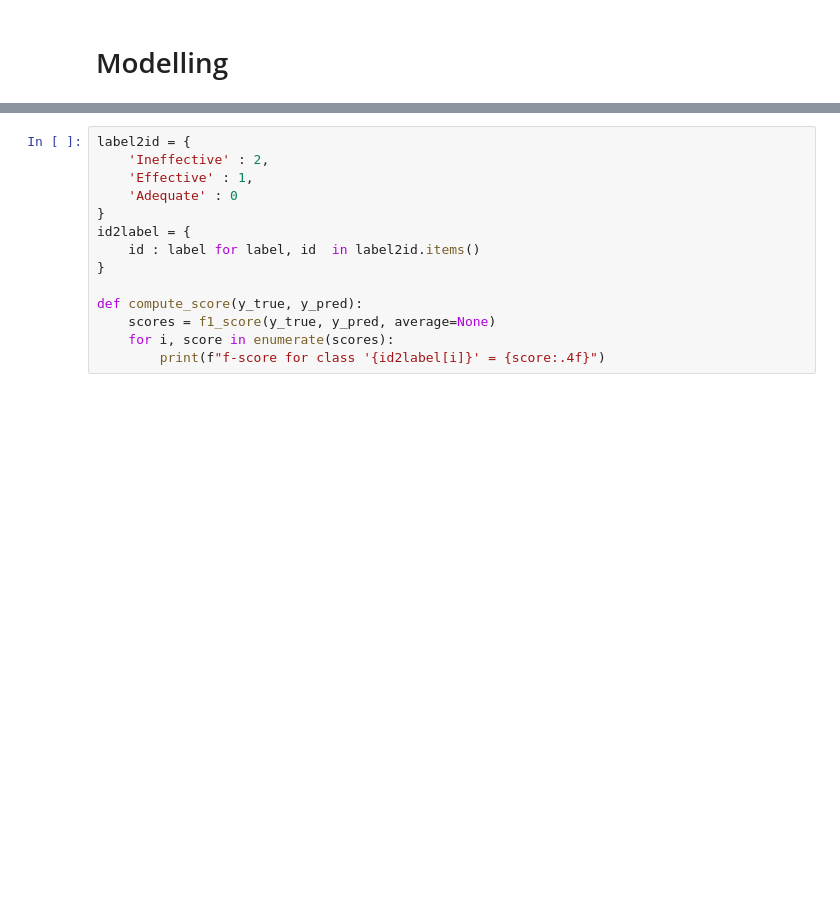
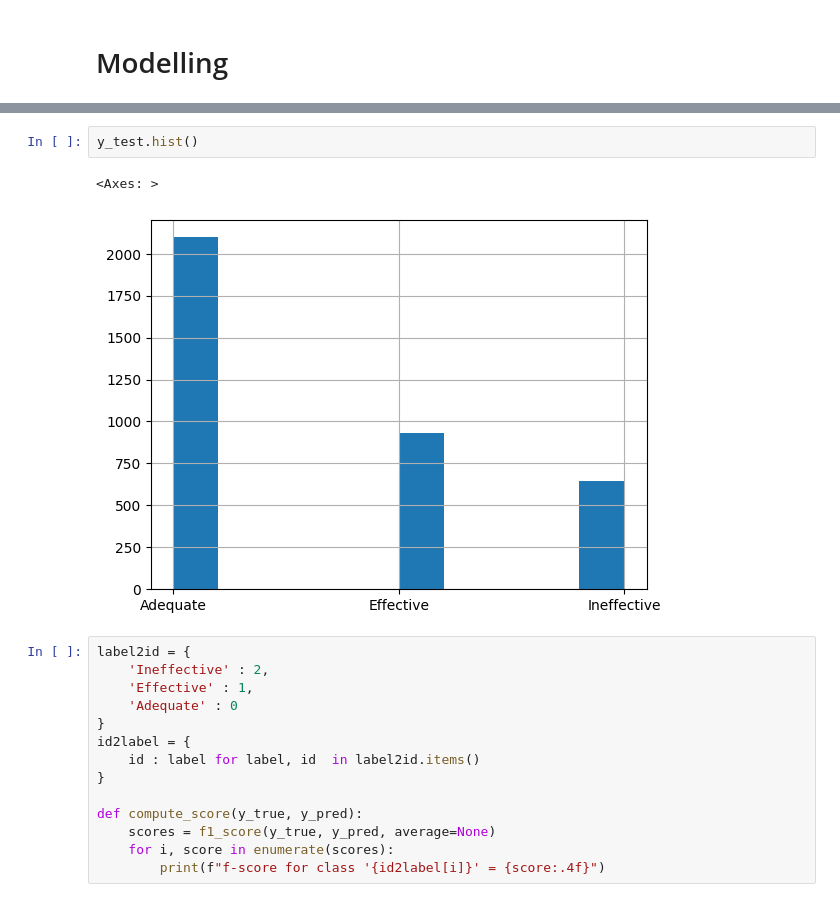
Before and after one commit to BorisovMaksim/EnglishLanguage, a Jupyter notebook: AutoML.ipynb, the cells around one changed output, grey strips where cells are left out. Saved outputs shown, nothing was run; the diff lists cells and outputs as text; blank space fills up the shorter version.

```diff
--- a/AutoML.ipynb
+++ b/AutoML.ipynb
@@ -180,3 +189,8 @@ test_data = df_shuffled[num_train_samples:]
+# %%
+y_test.hist()
+# %% [output]
+<Axes: >
+[figure, added]
 # %%
 label2id = {
     'Ineffective' : 2,
```
Also changed, not shown: parts of 16 cells of this notebook, 21 other files.
